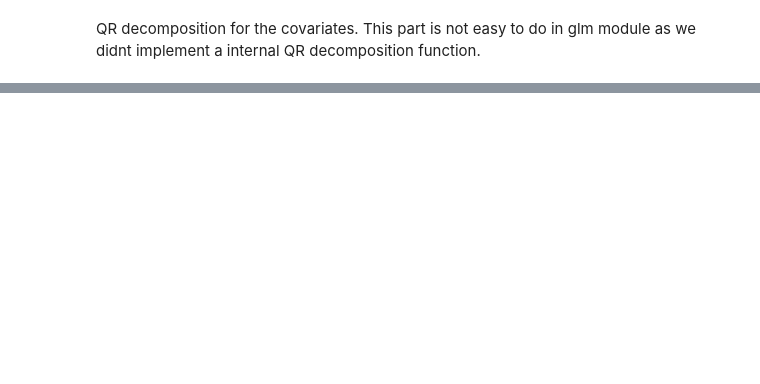
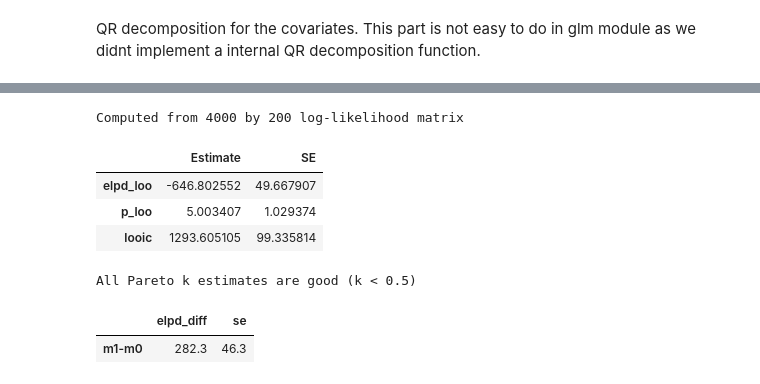
Before and after one commit to junpenglao/modelselection_tutorial, a Jupyter notebook: PyMC3_nb/colinear.ipynb, the cells around one changed output, grey strips where cells are left out. Saved outputs shown, nothing was run; the diff lists cells and outputs as text; code cells hidden in the pictures; blank space fills up the shorter version.

```diff
--- a/PyMC3_nb/colinear.ipynb
+++ b/PyMC3_nb/colinear.ipynb
@@ -112,0 +169,19 @@ sns.pairplot(tracedf0);
+# %%
+loo_n, pw_null = loo.loo(trace_null, model=glmpnull)
+loo_n
+# %% [output]
+Computed from 4000 by 200 log-likelihood matrix
+|  | Estimate | SE |
+| elpd_loo | -646.802552 | 49.667907 |
+| p_loo | 5.003407 | 1.029374 |
+| looic | 1293.605105 | 99.335814 |
+# %%
+df_null = loo.ks_summary(pw_null['ks'])
+# %% [output]
+All Pareto k estimates are good (k < 0.5)
+# %%
+compnew = loo.compare([pw_null, pw])
+compnew.round(1)
+# %% [output]
+|  | elpd_diff | se |
+| m1-m0 | 282.3 | 46.3 |
```
Also changed, not shown: parts of 13 cells of this notebook, 3 other files.
